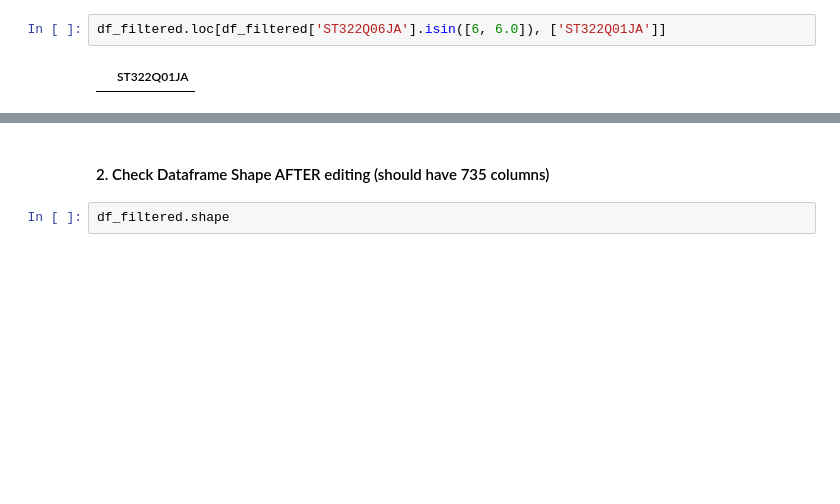
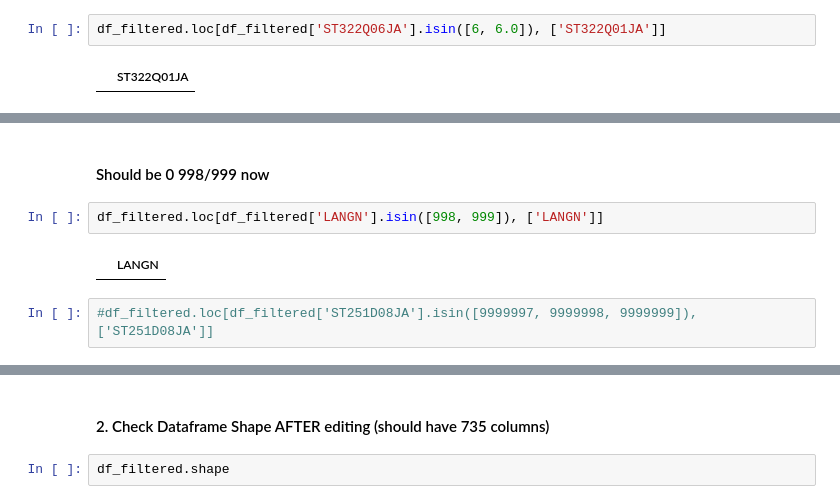
Before and after one commit to mdreeling-mids/mids-capstone, a Jupyter notebook: notebooks/eda/with-wle-latent/1. SPSS-Load-and-Edit.ipynb, the cells around one changed output, grey strips where cells are left out. Cells and saved outputs as stored; diff of their text form; blank space fills up the shorter version.

```diff
--- a/notebooks/eda/with-wle-latent/1. SPSS-Load-and-Edit.ipynb
+++ b/notebooks/eda/with-wle-latent/1. SPSS-Load-and-Edit.ipynb
@@ -329,3 +370,11 @@ neg999_after
  'IC184Q03JA': 309229,
  'IC184Q04JA': 316167,
  'WB161Q01HA': 507446}
+# %% [markdown]
+#### Should be 0 998/999 now
+# %%
+df_filtered.loc[df_filtered['LANGN'].isin([998, 999]), ['LANGN']]
+# %% [output]
+|  | LANGN |
+# %%
+#df_filtered.loc[df_filtered['ST251D08JA'].isin([9999997, 9999998, 9999999]), ['ST251D08JA']]
```
Also changed, not shown: parts of 11 cells of this notebook, 3 other files.
